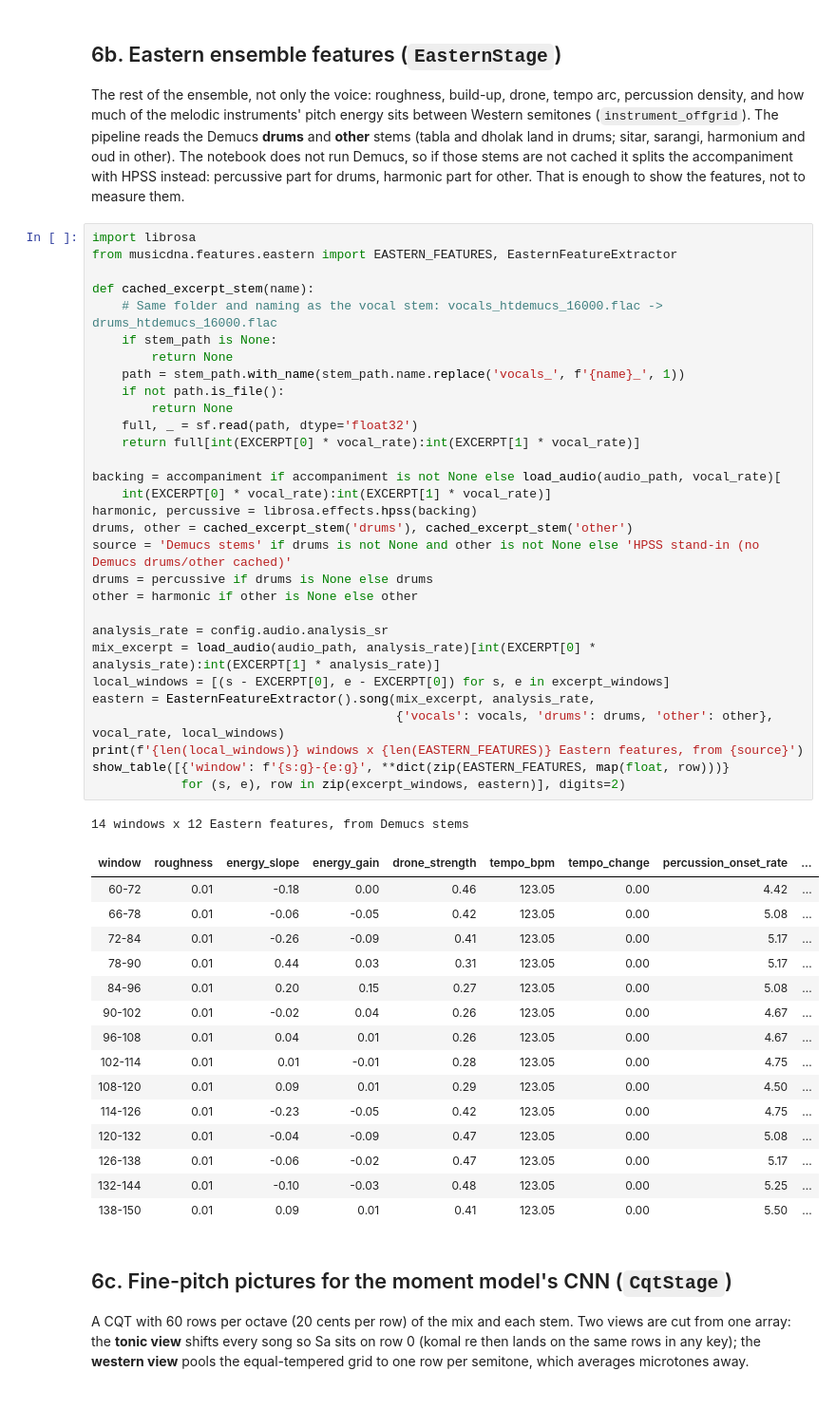
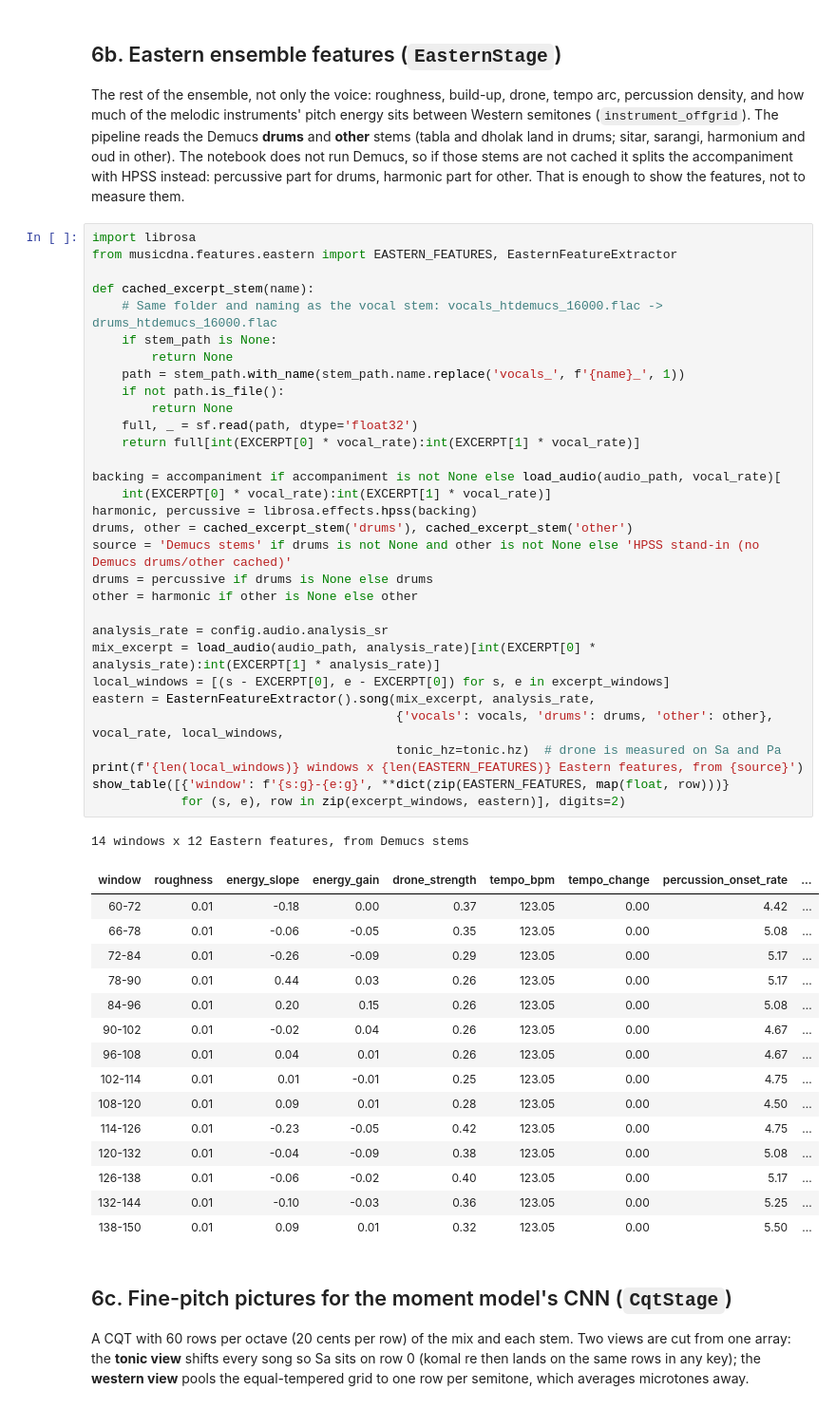
Before and after one commit to wahajaslm/audionome, a Jupyter notebook: notebooks/01_interactive_audio_exploration.ipynb, the cells around one changed output. Shown at 95% size. Drawn from its saved outputs; the diff is of its cells as text.

```diff
--- a/notebooks/01_interactive_audio_exploration.ipynb
+++ b/notebooks/01_interactive_audio_exploration.ipynb
@@ -718,48 +718,49 @@ import librosa
 from musicdna.features.eastern import EASTERN_FEATURES, EasternFeatureExtractor
 
 def cached_excerpt_stem(name):
     # Same folder and naming as the vocal stem: vocals_htdemucs_16000.flac -> drums_htdemucs_16000.flac
     if stem_path is None:
         return None
     path = stem_path.with_name(stem_path.name.replace('vocals_', f'{name}_', 1))
     if not path.is_file():
         return None
     full, _ = sf.read(path, dtype='float32')
     return full[int(EXCERPT[0] * vocal_rate):int(EXCERPT[1] * vocal_rate)]
 
 backing = accompaniment if accompaniment is not None else load_audio(audio_path, vocal_rate)[
     int(EXCERPT[0] * vocal_rate):int(EXCERPT[1] * vocal_rate)]
 harmonic, percussive = librosa.effects.hpss(backing)
 drums, other = cached_excerpt_stem('drums'), cached_excerpt_stem('other')
 source = 'Demucs stems' if drums is not None and other is not None else 'HPSS stand-in (no Demucs drums/other cached)'
 drums = percussive if drums is None else drums
 other = harmonic if other is None else other
 
 analysis_rate = config.audio.analysis_sr
 mix_excerpt = load_audio(audio_path, analysis_rate)[int(EXCERPT[0] * analysis_rate):int(EXCERPT[1] * analysis_rate)]
 local_windows = [(s - EXCERPT[0], e - EXCERPT[0]) for s, e in excerpt_windows]
 eastern = EasternFeatureExtractor().song(mix_excerpt, analysis_rate,
-                                         {'vocals': vocals, 'drums': drums, 'other': other}, vocal_rate, local_windows)
+                                         {'vocals': vocals, 'drums': drums, 'other': other}, vocal_rate, local_windows,
+                                         tonic_hz=tonic.hz)  # drone is measured on Sa and Pa
 print(f'{len(local_windows)} windows x {len(EASTERN_FEATURES)} Eastern features, from {source}')
 show_table([{'window': f'{s:g}-{e:g}', **dict(zip(EASTERN_FEATURES, map(float, row)))}
             for (s, e), row in zip(excerpt_windows, eastern)], digits=2)
 # %% [output]
 14 windows x 12 Eastern features, from Demucs stems
 | window | roughness | energy_slope | energy_gain | drone_strength | tempo_bpm | tempo_change | percussion_onset_rate | ... |
-| 60-72 | 0.01 | -0.18 | 0.00 | 0.46 | 123.05 | 0.00 | 4.42 | ... |
-| 66-78 | 0.01 | -0.06 | -0.05 | 0.42 | 123.05 | 0.00 | 5.08 | ... |
-| 72-84 | 0.01 | -0.26 | -0.09 | 0.41 | 123.05 | 0.00 | 5.17 | ... |
-| 78-90 | 0.01 | 0.44 | 0.03 | 0.31 | 123.05 | 0.00 | 5.17 | ... |
-| 84-96 | 0.01 | 0.20 | 0.15 | 0.27 | 123.05 | 0.00 | 5.08 | ... |
+| 60-72 | 0.01 | -0.18 | 0.00 | 0.37 | 123.05 | 0.00 | 4.42 | ... |
+| 66-78 | 0.01 | -0.06 | -0.05 | 0.35 | 123.05 | 0.00 | 5.08 | ... |
+| 72-84 | 0.01 | -0.26 | -0.09 | 0.29 | 123.05 | 0.00 | 5.17 | ... |
+| 78-90 | 0.01 | 0.44 | 0.03 | 0.26 | 123.05 | 0.00 | 5.17 | ... |
+| 84-96 | 0.01 | 0.20 | 0.15 | 0.26 | 123.05 | 0.00 | 5.08 | ... |
 | 90-102 | 0.01 | -0.02 | 0.04 | 0.26 | 123.05 | 0.00 | 4.67 | ... |
 | 96-108 | 0.01 | 0.04 | 0.01 | 0.26 | 123.05 | 0.00 | 4.67 | ... |
-| 102-114 | 0.01 | 0.01 | -0.01 | 0.28 | 123.05 | 0.00 | 4.75 | ... |
-| 108-120 | 0.01 | 0.09 | 0.01 | 0.29 | 123.05 | 0.00 | 4.50 | ... |
+| 102-114 | 0.01 | 0.01 | -0.01 | 0.25 | 123.05 | 0.00 | 4.75 | ... |
+| 108-120 | 0.01 | 0.09 | 0.01 | 0.28 | 123.05 | 0.00 | 4.50 | ... |
 | 114-126 | 0.01 | -0.23 | -0.05 | 0.42 | 123.05 | 0.00 | 4.75 | ... |
-| 120-132 | 0.01 | -0.04 | -0.09 | 0.47 | 123.05 | 0.00 | 5.08 | ... |
-| 126-138 | 0.01 | -0.06 | -0.02 | 0.47 | 123.05 | 0.00 | 5.17 | ... |
-| 132-144 | 0.01 | -0.10 | -0.03 | 0.48 | 123.05 | 0.00 | 5.25 | ... |
-| 138-150 | 0.01 | 0.09 | 0.01 | 0.41 | 123.05 | 0.00 | 5.50 | ... |
+| 120-132 | 0.01 | -0.04 | -0.09 | 0.38 | 123.05 | 0.00 | 5.08 | ... |
+| 126-138 | 0.01 | -0.06 | -0.02 | 0.40 | 123.05 | 0.00 | 5.17 | ... |
+| 132-144 | 0.01 | -0.10 | -0.03 | 0.36 | 123.05 | 0.00 | 5.25 | ... |
+| 138-150 | 0.01 | 0.09 | 0.01 | 0.32 | 123.05 | 0.00 | 5.50 | ... |
 # %% [markdown]
 ## 6c. Fine-pitch pictures for the moment model's CNN (`CqtStage`)
 
```
Also changed, not shown: parts of 4 cells of this notebook, 3 other files.
